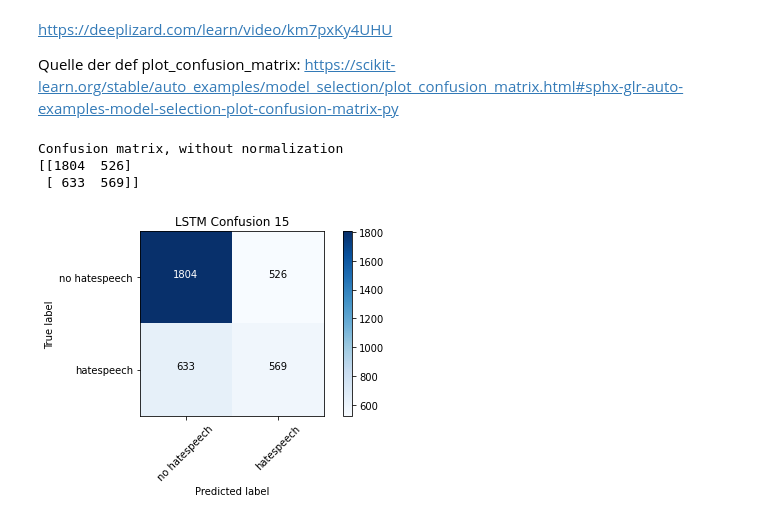
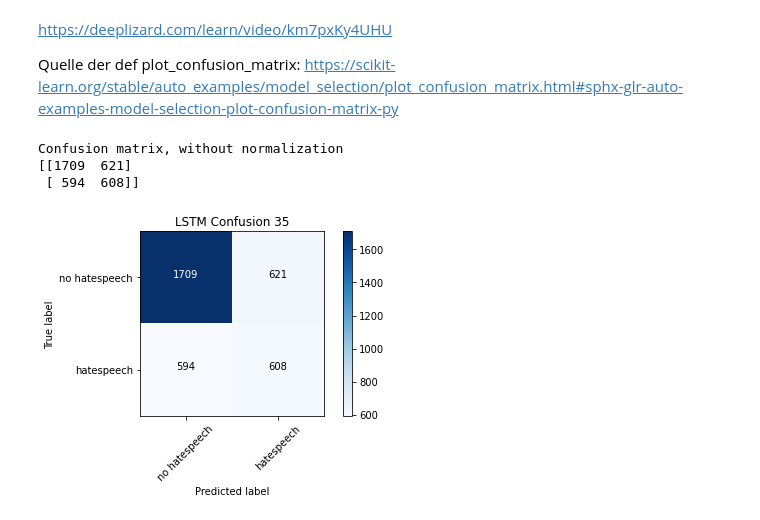
Before and after one commit to BiancaStadl/ProjektarbeitML, a Jupyter notebook: LSTM.ipynb, the cells around one changed output. Drawn from its saved outputs; the diff is of its cells as text; code cells hidden in the pictures.

Commit message:
LSTM16052110, f1 correct

```diff
--- a/LSTM.ipynb
+++ b/LSTM.ipynb
@@ -421,6 +421,6 @@ training_epochs = 30
 batch_size = 40
 validation_split=0.2
 # %%
-LSTM16052109.fit(nppadded_training, nptraining_labels, batch_size=batch_size, epochs=training_epochs, validation_split=validation_split, callbacks=[callbackForTB])
+LSTM16052110.fit(nppadded_training, nptraining_labels, batch_size=batch_size, epochs=training_epochs, validation_split=validation_split, callbacks=[callbackForTB])
 # %% [output]
 Epoch 1/30
@@ -461,3 +461,3 @@ metrics_f1) = LSTM16052109.evaluate(nppadded_testing, nptesting_labels, verbose=
 # %%
-LSTM_predict09 = LSTM16052109.predict(x=nppadded_testing)
+LSTM_predict10 = LSTM16052110.predict(x=nppadded_testing)
 # %%
@@ -465,8 +465,8 @@ LSTM_predict09 = LSTM16052109.predict(x=nppadded_testing)
  # print(p)
 # %%
-prediction_rounded08 = np.round(LSTM_predict09)
+prediction_rounded10 = np.round(LSTM_predict10)
 
-#for p in prediction_rounded08:
+#for p in prediction_rounded10:
  # print(p)
 
 
@@ -516,13 +516,13 @@ def plot_confusion_matrix(cm, classes,
     plt.ylabel('True label')
     plt.xlabel('Predicted label')
 # %%
-cm = confusion_matrix(y_true=nptesting_labels, y_pred=prediction_rounded08)
+cm = confusion_matrix(y_true=nptesting_labels, y_pred=prediction_rounded10)
 # %%
 plot_labels = ['no hatespeech','hatespeech']
 # %%
-plot_confusion_matrix(cm=cm, classes=plot_labels, title='LSTM Confusion 15')
+plot_confusion_matrix(cm=cm, classes=plot_labels, title='LSTM Confusion 35')
 # %% [output]
 Confusion matrix, without normalization
-[[1804  526]
- [ 633  569]]
+[[1709  621]
+ [ 594  608]]
-[figure, old version]
+[figure, new version]
```
Also changed, not shown: parts of 6 cells of this notebook.
